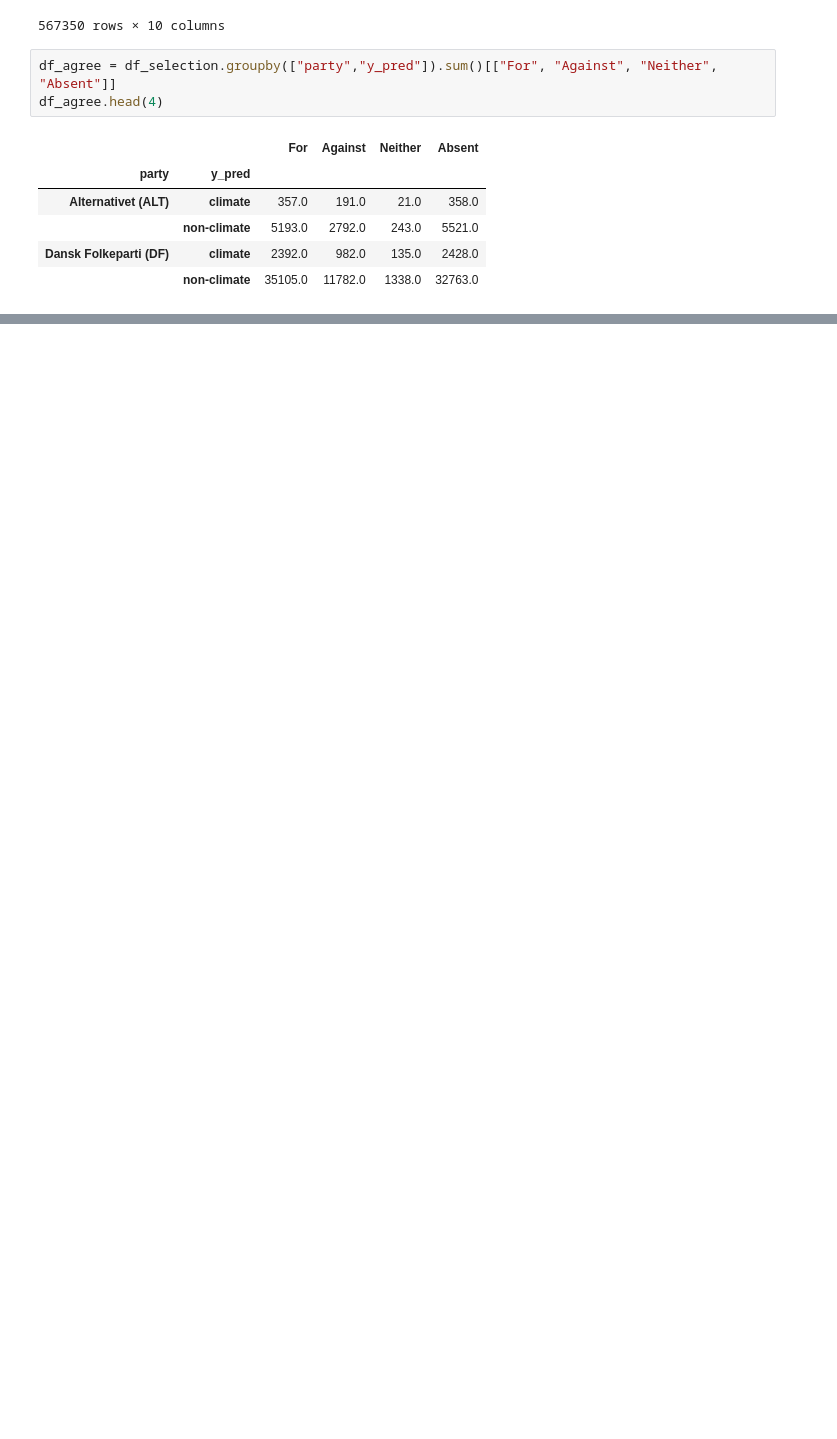
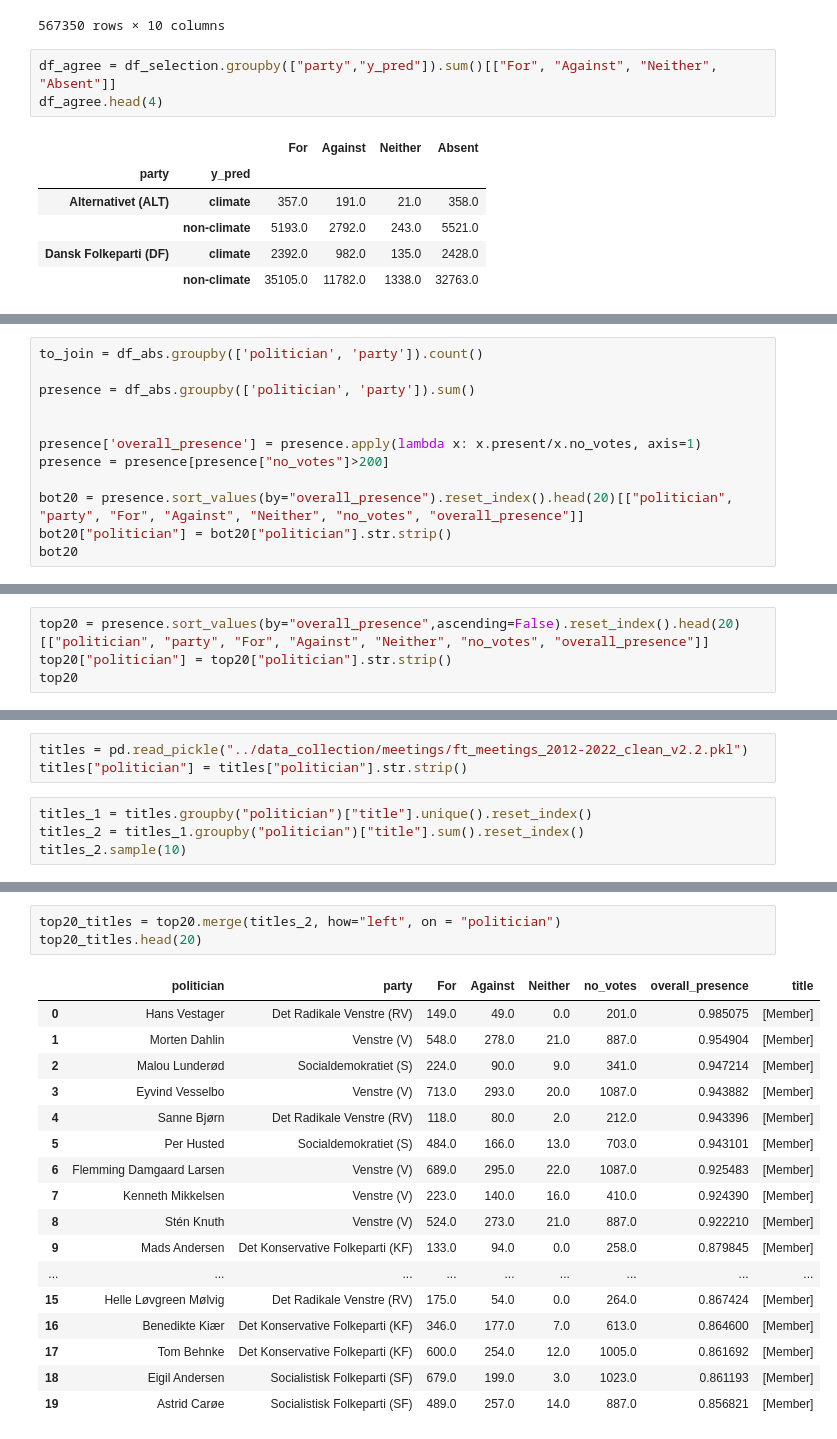
Before and after one commit to jonahank/Vote-Prediction-Model, a Jupyter notebook: data_analysis/ft_vote.ipynb, the cells around one changed output, grey strips where cells are left out. Drawn from its saved outputs; the diff is of its cells as text; blank space fills up the shorter version.

```diff
--- a/data_analysis/ft_vote.ipynb
+++ b/data_analysis/ft_vote.ipynb
@@ -170,0 +255,12 @@ df_agree_all.head(4)
+# %%
+to_join = df_abs.groupby(['politician', 'party']).count()
+
+presence = df_abs.groupby(['politician', 'party']).sum()
+
+
+presence['overall_presence'] = presence.apply(lambda x: x.present/x.no_votes, axis=1)
+presence = presence[presence["no_votes"]>200]
+
+bot20 = presence.sort_values(by="overall_presence").reset_index().head(20)[["politician", "party", "For", "Against", "Neither", "no_votes", "overall_presence"]]
+bot20["politician"] = bot20["politician"].str.strip()
+bot20
@@ -170,0 +285,4 @@ df_agree_all.head(4)
+# %%
+top20 = presence.sort_values(by="overall_presence",ascending=False).reset_index().head(20)[["politician", "party", "For", "Against", "Neither", "no_votes", "overall_presence"]]
+top20["politician"] = top20["politician"].str.strip()
+top20
@@ -170,0 +307,7 @@ df_agree_all.head(4)
+# %%
+titles = pd.read_pickle("../data_collection/meetings/ft_meetings_2012-2022_clean_v2.2.pkl")
+titles["politician"] = titles["politician"].str.strip()
+# %%
+titles_1 = titles.groupby("politician")["title"].unique().reset_index()
+titles_2 = titles_1.groupby("politician")["title"].sum().reset_index()
+titles_2.sample(10)
@@ -170,0 +341,21 @@ df_agree_all.head(4)
+# %%
+top20_titles = top20.merge(titles_2, how="left", on = "politician")
+top20_titles.head(20)
+# %% [output]
+|  | politician | party | For | Against | Neither | no_votes | overall_presence | title |
+| 0 | Hans Vestager | Det Radikale Venstre (RV) | 149.0 | 49.0 | 0.0 | 201.0 | 0.985075 | [Member] |
+| 1 | Morten Dahlin | Venstre (V) | 548.0 | 278.0 | 21.0 | 887.0 | 0.954904 | [Member] |
+| 2 | Malou Lunderød | Socialdemokratiet (S) | 224.0 | 90.0 | 9.0 | 341.0 | 0.947214 | [Member] |
+| 3 | Eyvind Vesselbo | Venstre (V) | 713.0 | 293.0 | 20.0 | 1087.0 | 0.943882 | [Member] |
+| 4 | Sanne Bjørn | Det Radikale Venstre (RV) | 118.0 | 80.0 | 2.0 | 212.0 | 0.943396 | [Member] |
+| 5 | Per Husted | Socialdemokratiet (S) | 484.0 | 166.0 | 13.0 | 703.0 | 0.943101 | [Member] |
+| 6 | Flemming Damgaard Larsen | Venstre (V) | 689.0 | 295.0 | 22.0 | 1087.0 | 0.925483 | [Member] |
+| 7 | Kenneth Mikkelsen | Venstre (V) | 223.0 | 140.0 | 16.0 | 410.0 | 0.924390 | [Member] |
+| 8 | Stén Knuth | Venstre (V) | 524.0 | 273.0 | 21.0 | 887.0 | 0.922210 | [Member] |
+| 9 | Mads Andersen | Det Konservative Folkeparti (KF) | 133.0 | 94.0 | 0.0 | 258.0 | 0.879845 | [Member] |
+| ... | ... | ... | ... | ... | ... | ... | ... | ... |
+| 15 | Helle Løvgreen Mølvig | Det Radikale Venstre (RV) | 175.0 | 54.0 | 0.0 | 264.0 | 0.867424 | [Member] |
+| 16 | Benedikte Kiær | Det Konservative Folkeparti (KF) | 346.0 | 177.0 | 7.0 | 613.0 | 0.864600 | [Member] |
+| 17 | Tom Behnke | Det Konservative Folkeparti (KF) | 600.0 | 254.0 | 12.0 | 1005.0 | 0.861692 | [Member] |
+| 18 | Eigil Andersen | Socialistisk Folkeparti (SF) | 679.0 | 199.0 | 3.0 | 1023.0 | 0.861193 | [Member] |
+| 19 | Astrid Carøe | Socialistisk Folkeparti (SF) | 489.0 | 257.0 | 14.0 | 887.0 | 0.856821 | [Member] |
```
Also changed, not shown: parts of 24 cells of this notebook.
